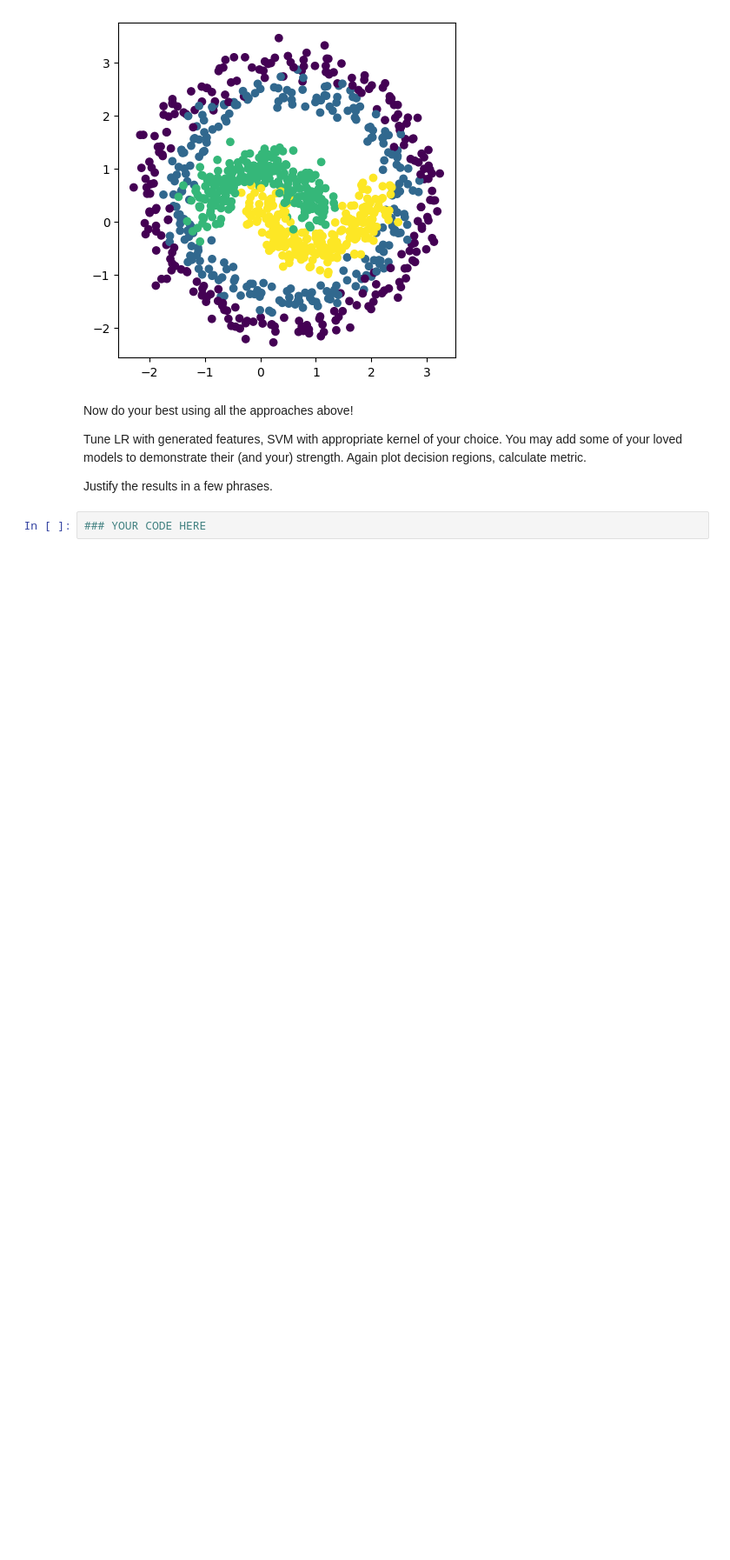
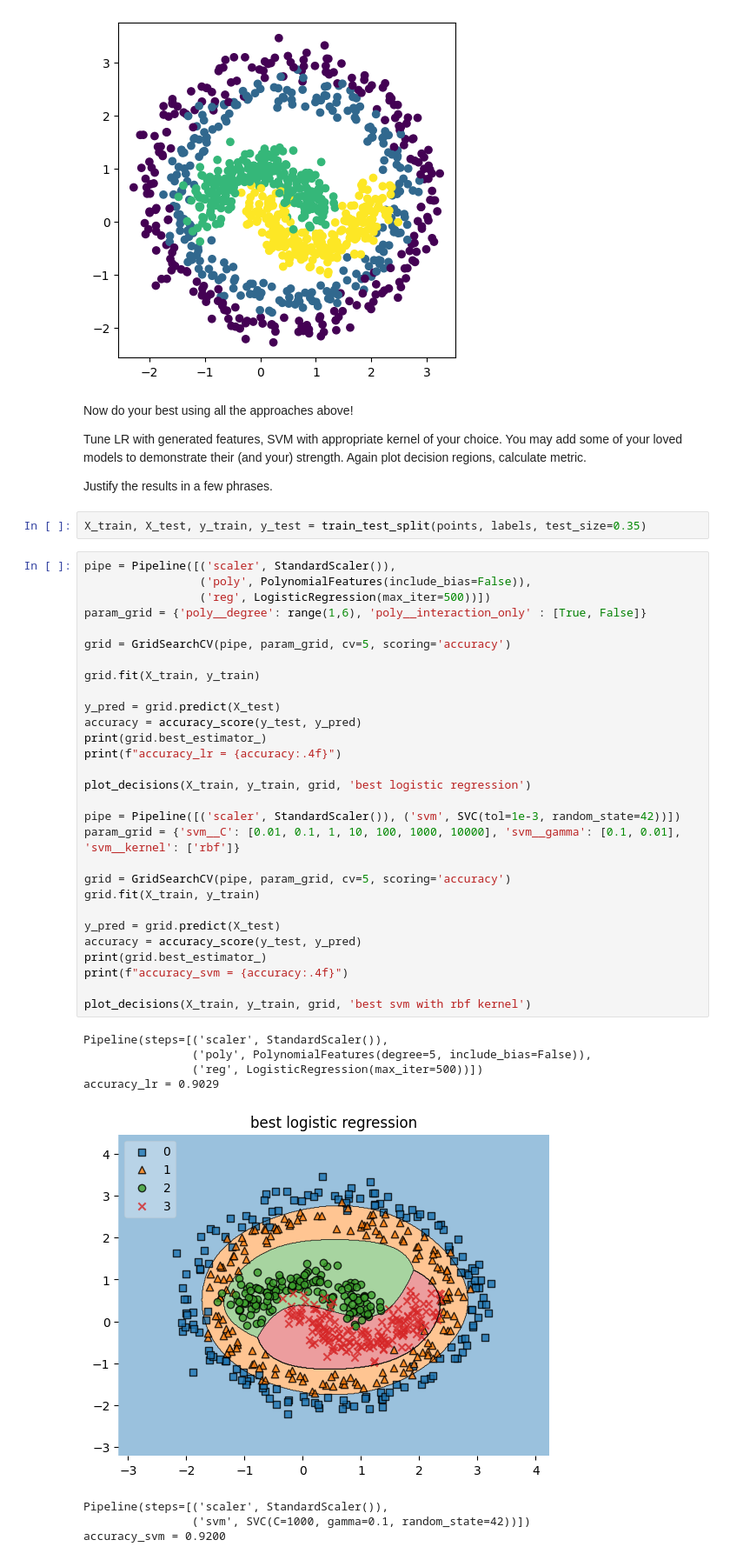
Before and after one commit to frest1ler/ml_homework, a Jupyter notebook: lab01_ml_pipeline/Lab1_part3_SVM.ipynb, the cells around one changed output. Shown at 87% size. Drawn from its saved outputs; the diff is of its cells as text; blank space fills up the shorter version.

Commit message:
added LogisticRegression and SVC with rbf kernel
refactoring: added LogisticRegression and SVC with rbf kernel for circle data

```diff
--- a/lab01_ml_pipeline/Lab1_part3_SVM.ipynb
+++ b/lab01_ml_pipeline/Lab1_part3_SVM.ipynb
@@ -224,5 +224,43 @@ Now do your best using all the approaches above!
 Tune LR with generated features, SVM with appropriate kernel of your choice. You may add some of your loved models to demonstrate their (and your) strength. Again plot decision regions, calculate metric.
 
 Justify the results in a few phrases.
-# %%
-### YOUR CODE HERE
+# %%
+X_train, X_test, y_train, y_test = train_test_split(points, labels, test_size=0.35)
+# %%
+pipe = Pipeline([('scaler', StandardScaler()),
+                 ('poly', PolynomialFeatures(include_bias=False)),
+                 ('reg', LogisticRegression(max_iter=500))])
+param_grid = {'poly__degree': range(1,6), 'poly__interaction_only' : [True, False]}
+
+grid = GridSearchCV(pipe, param_grid, cv=5, scoring='accuracy')
+
+grid.fit(X_train, y_train)
+
+y_pred = grid.predict(X_test)
+accuracy = accuracy_score(y_test, y_pred)
+print(grid.best_estimator_)
+print(f"accuracy_lr = {accuracy:.4f}")
+
+plot_decisions(X_train, y_train, grid, 'best logistic regression')
+
+pipe = Pipeline([('scaler', StandardScaler()), ('svm', SVC(tol=1e-3, random_state=42))])
+param_grid = {'svm__C': [0.01, 0.1, 1, 10, 100, 1000, 10000], 'svm__gamma': [0.1, 0.01], 'svm__kernel': ['rbf']}
+
+grid = GridSearchCV(pipe, param_grid, cv=5, scoring='accuracy')
+grid.fit(X_train, y_train)
+
+y_pred = grid.predict(X_test)
+accuracy = accuracy_score(y_test, y_pred)
+print(grid.best_estimator_)
+print(f"accuracy_svm = {accuracy:.4f}")
+
+plot_decisions(X_train, y_train, grid, 'best svm with rbf kernel')
+# %% [output]
+Pipeline(steps=[('scaler', StandardScaler()),
+                ('poly', PolynomialFeatures(degree=5, include_bias=False)),
+                ('reg', LogisticRegression(max_iter=500))])
+accuracy_lr = 0.9029
+[figure, added]
+Pipeline(steps=[('scaler', StandardScaler()),
+                ('svm', SVC(C=1000, gamma=0.1, random_state=42))])
+accuracy_svm = 0.9200
```
Also changed, not shown: parts of 4 cells of this notebook.
